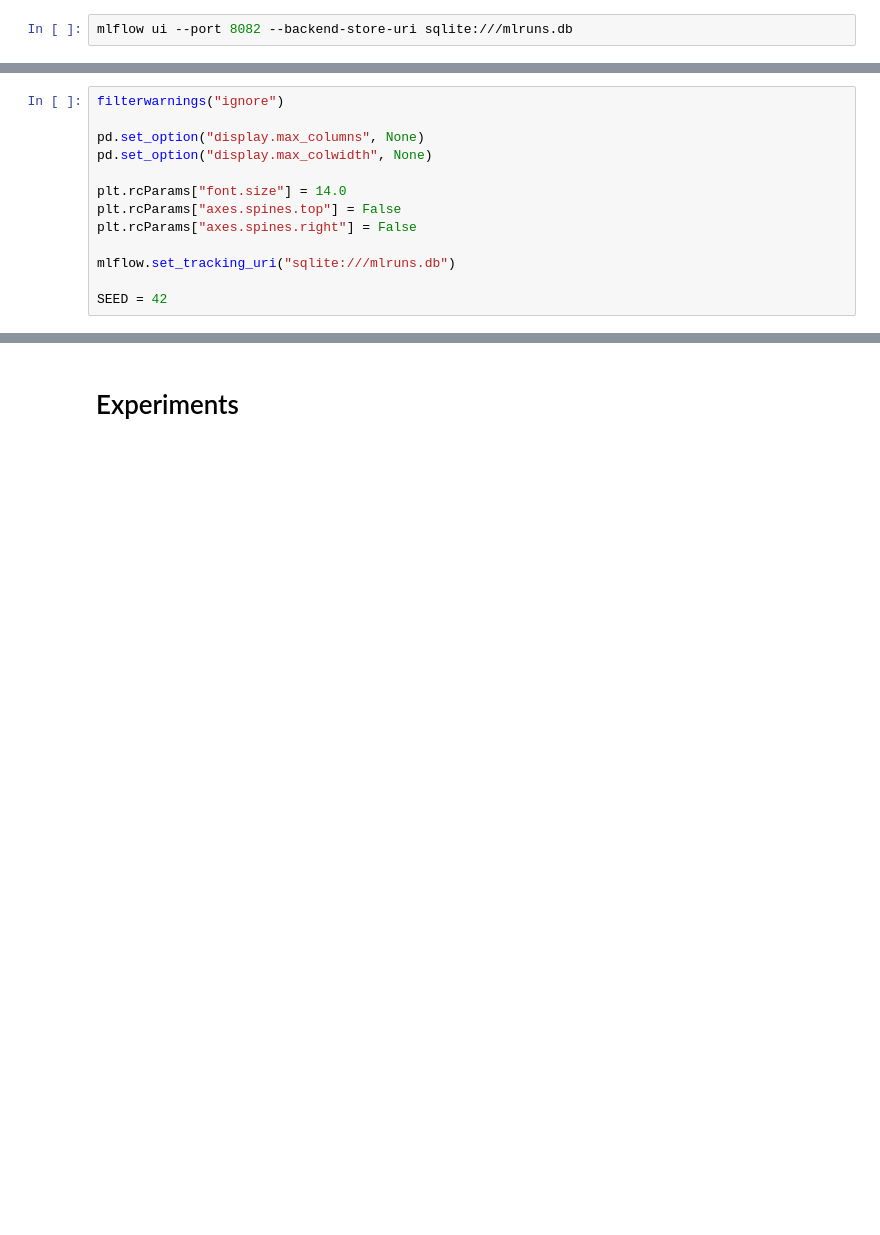
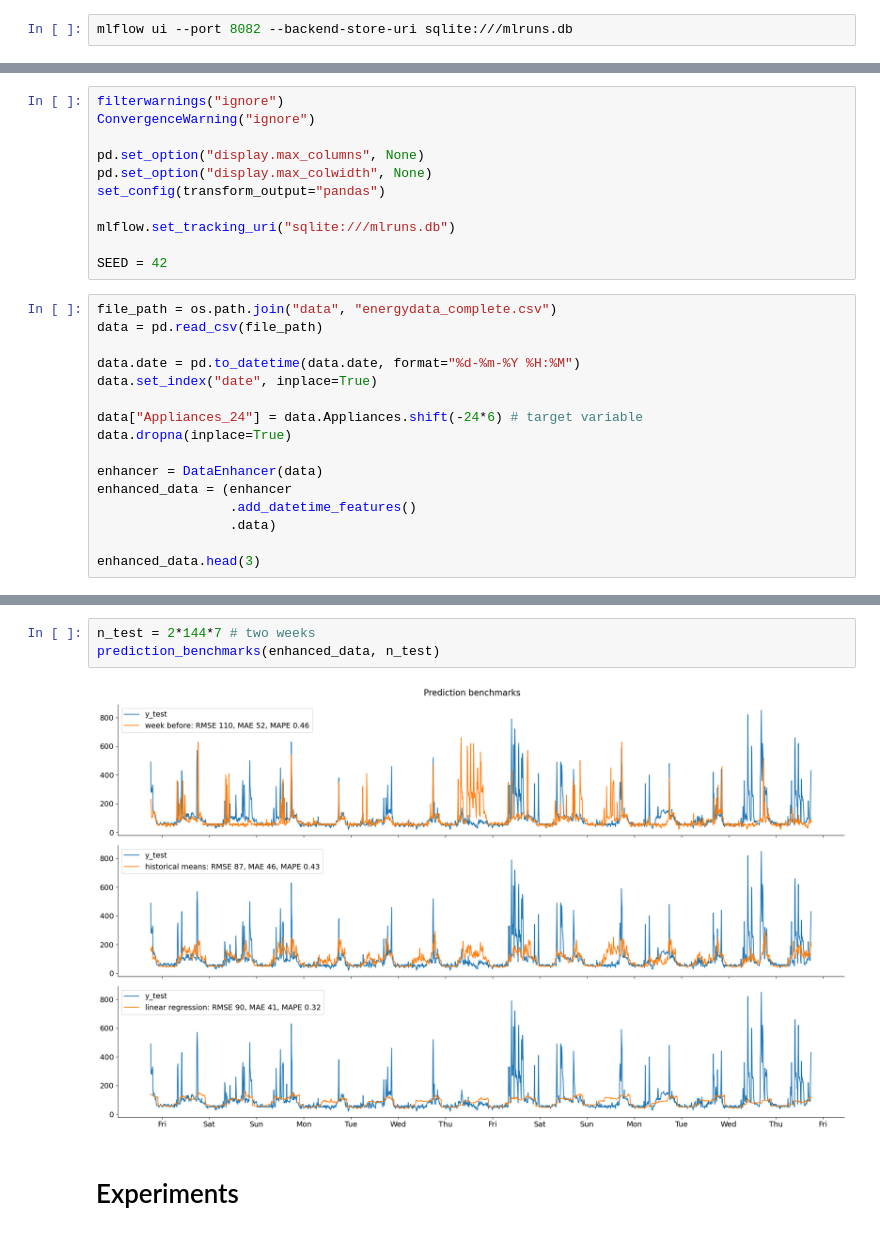
Before and after one commit to k-katarzyna/Appliances_Energy_Prediction, a Jupyter notebook: Appliances_energy_prediction/1_experiments.ipynb, the cells around one changed output, grey strips where cells are left out. Saved outputs shown, nothing was run; the diff lists cells and outputs as text; blank space fills up the shorter version.

```diff
--- a/Appliances_energy_prediction/1_experiments.ipynb
+++ b/Appliances_energy_prediction/1_experiments.ipynb
@@ -38,13 +36,27 @@ from src.feature_engineering import *
 # %%
 filterwarnings("ignore")
+ConvergenceWarning("ignore")
 
 pd.set_option("display.max_columns", None)
 pd.set_option("display.max_colwidth", None)
-
-plt.rcParams["font.size"] = 14.0
-plt.rcParams["axes.spines.top"] = False
-plt.rcParams["axes.spines.right"] = False
+set_config(transform_output="pandas")
 
 mlflow.set_tracking_uri("sqlite:///mlruns.db")
 
 SEED = 42
+# %%
+file_path = os.path.join("data", "energydata_complete.csv")
+data = pd.read_csv(file_path)
+
+data.date = pd.to_datetime(data.date, format="%d-%m-%Y %H:%M")
+data.set_index("date", inplace=True)
+
+data["Appliances_24"] = data.Appliances.shift(-24*6) # target variable
+data.dropna(inplace=True)
+
+enhancer = DataEnhancer(data)
+enhanced_data = (enhancer
+                 .add_datetime_features()
+                 .data)
+
+enhanced_data.head(3)
@@ -51,2 +83,7 @@ SEED = 42
+# %%
+n_test = 2*144*7 # two weeks
+prediction_benchmarks(enhanced_data, n_test)
+# %% [output]
+[figure, added]
 # %% [markdown]
 # Experiments
```
Also changed, not shown: parts of 27 cells of this notebook, 2 other files.
